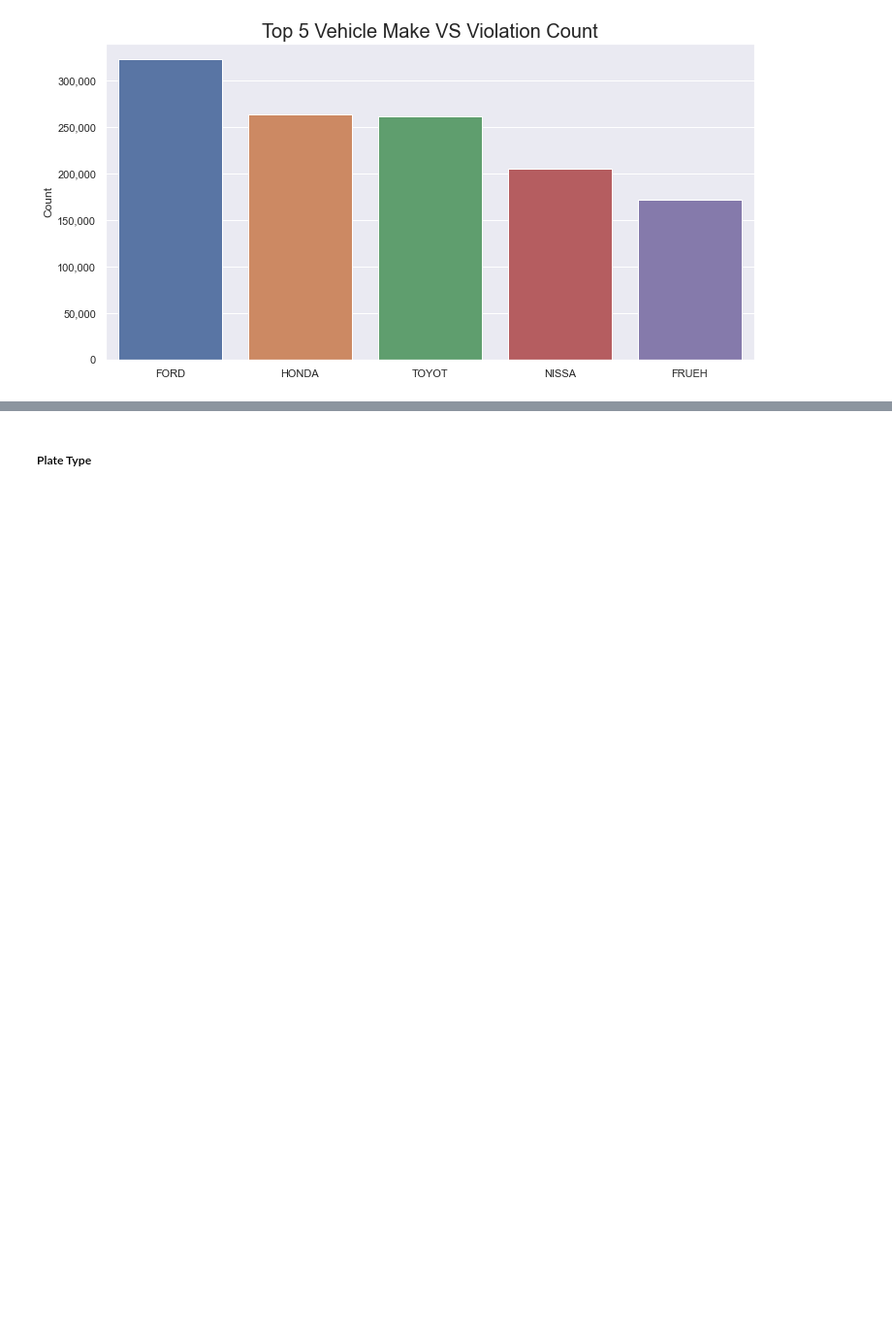
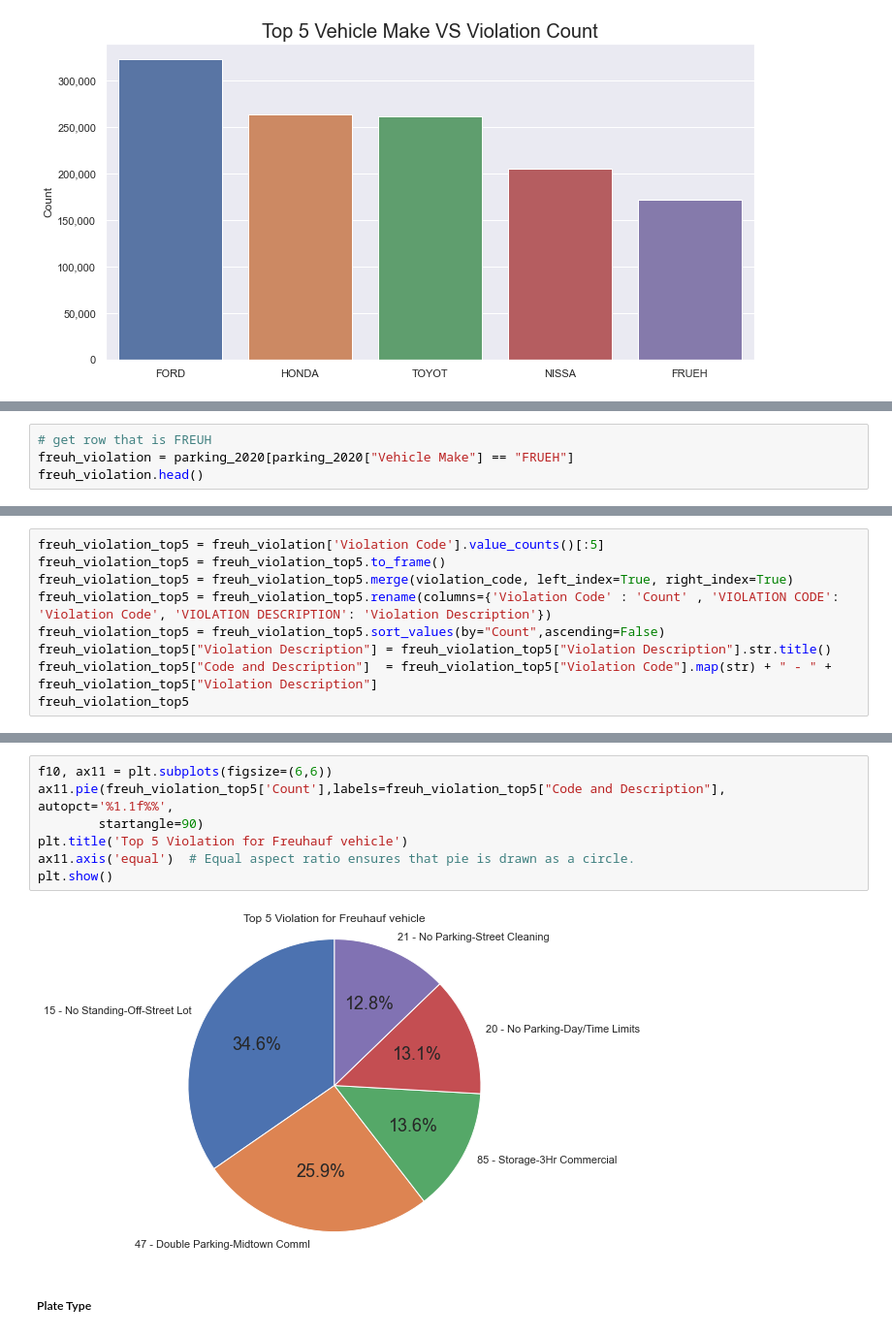
Before and after one commit to kaixuan98/NYC_parking_violation, a Jupyter notebook: code/analysis.ipynb, the cells around one changed output, grey strips where cells are left out. Shown at 97% size. Saved outputs shown, nothing was run; the diff lists cells and outputs as text; blank space fills up the shorter version.

```diff
--- a/code/analysis.ipynb
+++ b/code/analysis.ipynb
@@ -308,0 +319,4 @@ draw_barplot(top5 , "Top 5 Vehicle Make VS Violation Count")
+# %%
+# get row that is FREUH
+freuh_violation = parking_2020[parking_2020["Vehicle Make"] == "FRUEH"]
+freuh_violation.head()
@@ -308,0 +330,9 @@ draw_barplot(top5 , "Top 5 Vehicle Make VS Violation Count")
+# %%
+freuh_violation_top5 = freuh_violation['Violation Code'].value_counts()[:5]
+freuh_violation_top5 = freuh_violation_top5.to_frame()
+freuh_violation_top5 = freuh_violation_top5.merge(violation_code, left_index=True, right_index=True)
+freuh_violation_top5 = freuh_violation_top5.rename(columns={'Violation Code' : 'Count' , 'VIOLATION CODE': 'Violation Code', 'VIOLATION DESCRIPTION': 'Violation Description'})
+freuh_violation_top5 = freuh_violation_top5.sort_values(by="Count",ascending=False)
+freuh_violation_top5["Violation Description"] = freuh_violation_top5["Violation Description"].str.title()
+freuh_violation_top5["Code and Description"]  = freuh_violation_top5["Violation Code"].map(str) + " - " + freuh_violation_top5["Violation Description"]
+freuh_violation_top5
@@ -309,3 +346,12 @@ draw_barplot(top5 , "Top 5 Vehicle Make VS Violation Count")
+# %%
+f10, ax11 = plt.subplots(figsize=(6,6))
+ax11.pie(freuh_violation_top5['Count'],labels=freuh_violation_top5["Code and Description"], autopct='%1.1f%%',
+        startangle=90)
+plt.title('Top 5 Violation for Freuhauf vehicle')
+ax11.axis('equal')  # Equal aspect ratio ensures that pie is drawn as a circle.
+plt.show()
+# %% [output]
+[figure, added]
 # %% [markdown]
 ##### Plate Type
 # %%
```
Also changed, not shown: parts of 8 cells of this notebook, 18 other files.
